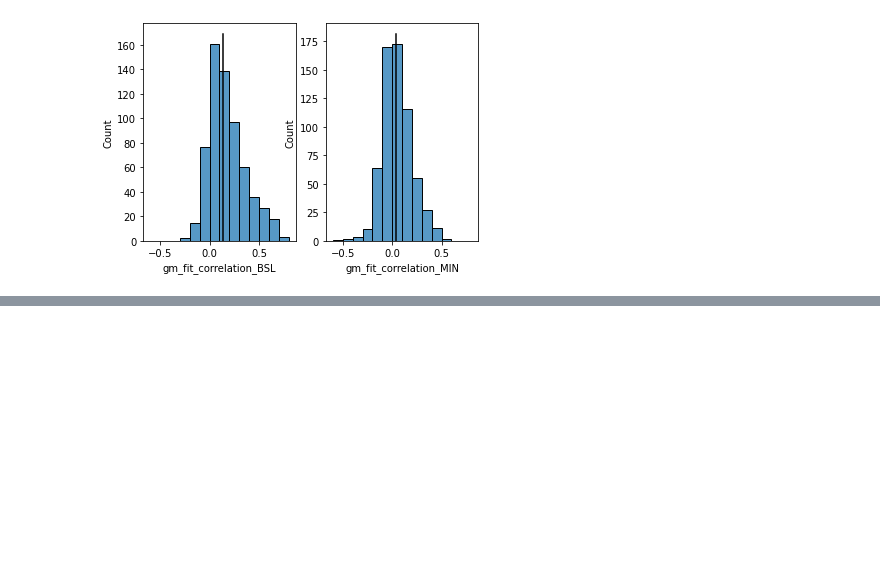
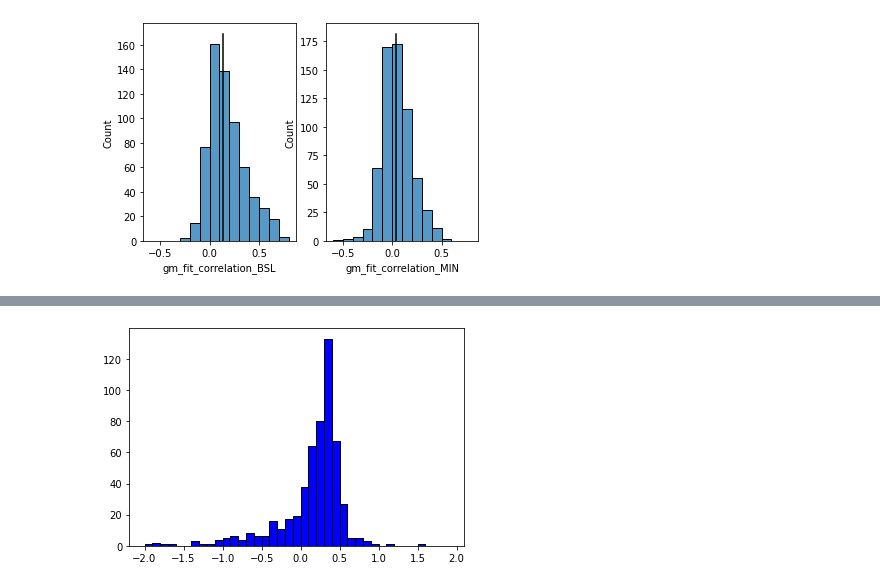
Before and after one commit to nurminenlab/variability-sizetuning-analysis, a Jupyter notebook: notebooks/correlation-notebook-2022-01-20.ipynb, the cells around one changed output, grey strips where cells are left out. Saved outputs shown, nothing was run; the diff lists cells and outputs as text; code cells hidden in the pictures; blank space fills up the shorter version.

Commit message:
included analysis of RF diam vs correlation peak diam

```diff
--- a/notebooks/correlation-notebook-2022-01-20.ipynb
+++ b/notebooks/correlation-notebook-2022-01-20.ipynb
@@ -445 +443,8 @@ The PostScript backend does not support transparency; partially transparent arti
 [figure]
+# %%
+Y = params_df['gm_fit_RF'] - params_df['gm_fit_correlation_MAX_diam']
+# %%
+plt.hist(Y,bins=np.arange(-2,2,0.1),fc='blue',edgecolor='k')
+plt.savefig(FIG_dir + 'RF-vs-MIN-correlation-diameter.svg')
+# %% [output]
+[figure, added]
```
Also changed, not shown: parts of 8 cells of this notebook.
